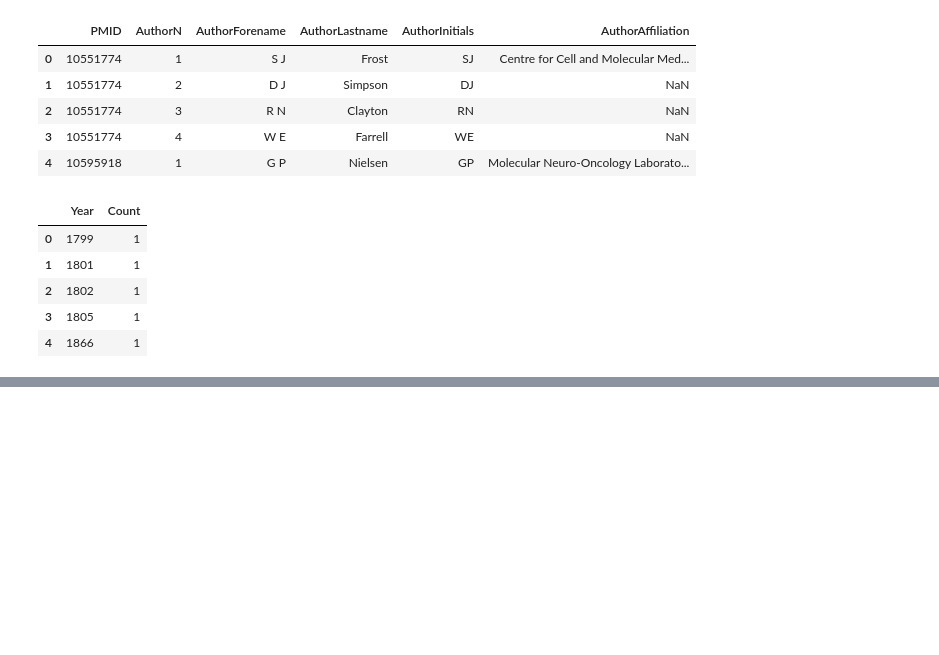
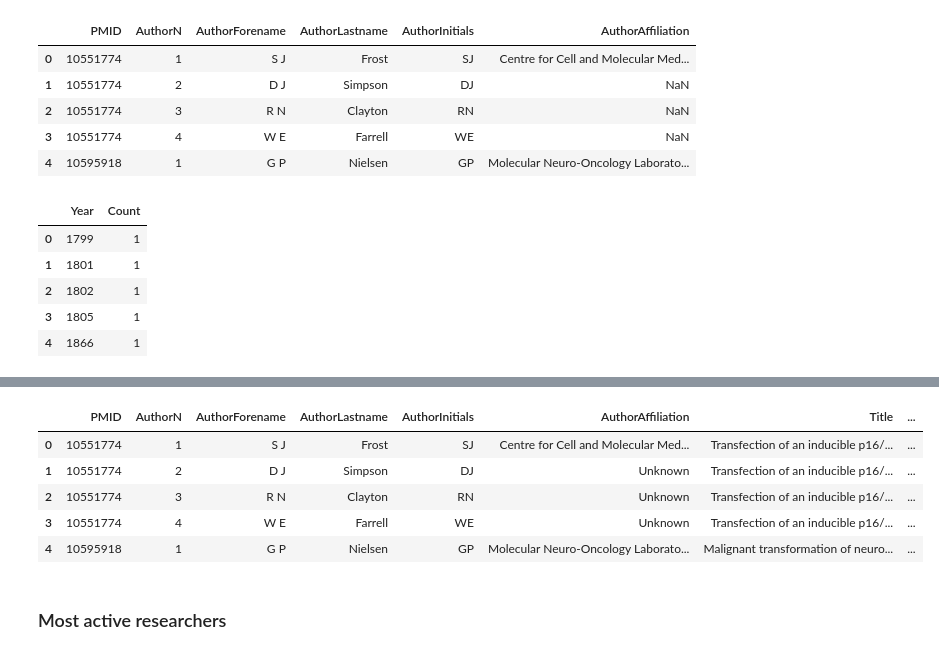
Before and after one commit to ThanakornMix/G1-Consulting-Data-Science, a Jupyter notebook: Consulting.ipynb, the cells around one changed output, grey strips where cells are left out. Saved outputs shown, nothing was run; the diff lists cells and outputs as text; code cells hidden in the pictures; blank space fills up the shorter version.

Commit message:
Completed Data Cleaning

```diff
--- a/Consulting.ipynb
+++ b/Consulting.ipynb
@@ -43,0 +48,6 @@ paper_counts.head()
+# %%
+# Data Cleaning: Handle Missing Values and Remove Duplicates
+# Handle missing values in `authors_df`
+authors['AuthorForename'].fillna('Unknown', inplace=True)
+authors['AuthorInitials'].fillna('Unknown', inplace=True)
+authors.dropna(subset=['AuthorLastname'], inplace=True)
@@ -43,0 +67,14 @@ paper_counts.head()
+# %%
+# Handle missing values in `articles_df`
+articles.fillna({
+    'Location': 'Unknown',
+    'FirstAuthorForename': 'Unknown',
+    'FirstAuthorLastname': 'Unknown',
+    'FirstAuthorInitials': 'Unknown',
+    'FirstAuthorAffiliation': 'Unknown'
+}, inplace=True)
+# %%
+# Remove duplicates
+articles.drop_duplicates(inplace=True)
+authors.drop_duplicates(inplace=True)
+paper_counts.drop_duplicates(inplace=True)
@@ -43,0 +103,17 @@ paper_counts.head()
+# %%
+# Data Manipulation: Merge and Create Unique Identifiers
+# Merge `authors_df` and `articles_df` on `PMID`
+merged_df = pd.merge(authors, articles, on='PMID', how='inner')
+# %%
+# Create a unique identifier for researchers
+merged_df['ResearcherID'] = merged_df['AuthorLastname'] + '_' + merged_df['AuthorInitials']
+merged_df.head()
+# %% [output]
+|  | PMID | AuthorN | AuthorForename | AuthorLastname | AuthorInitials | AuthorAffiliation | Title | ... |
+| 0 | 10551774 | 1 | S J | Frost | SJ | Centre for Cell and Molecular Med... | Transfection of an inducible p16/... | ... |
+| 1 | 10551774 | 2 | D J | Simpson | DJ | Unknown | Transfection of an inducible p16/... | ... |
+| 2 | 10551774 | 3 | R N | Clayton | RN | Unknown | Transfection of an inducible p16/... | ... |
+| 3 | 10551774 | 4 | W E | Farrell | WE | Unknown | Transfection of an inducible p16/... | ... |
+| 4 | 10595918 | 1 | G P | Nielsen | GP | Molecular Neuro-Oncology Laborato... | Malignant transformation of neuro... | ... |
+# %% [markdown]
+### Most active researchers
```
Also changed, not shown: parts of 6 cells of this notebook.
